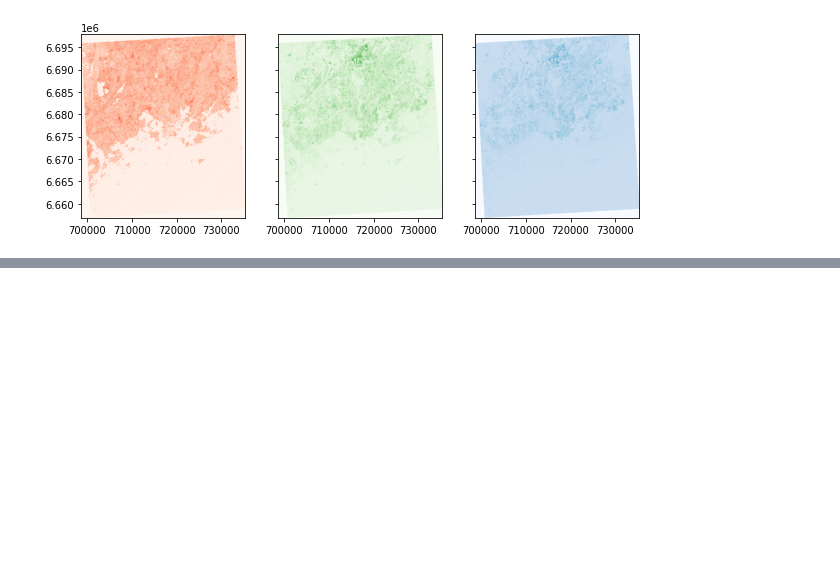
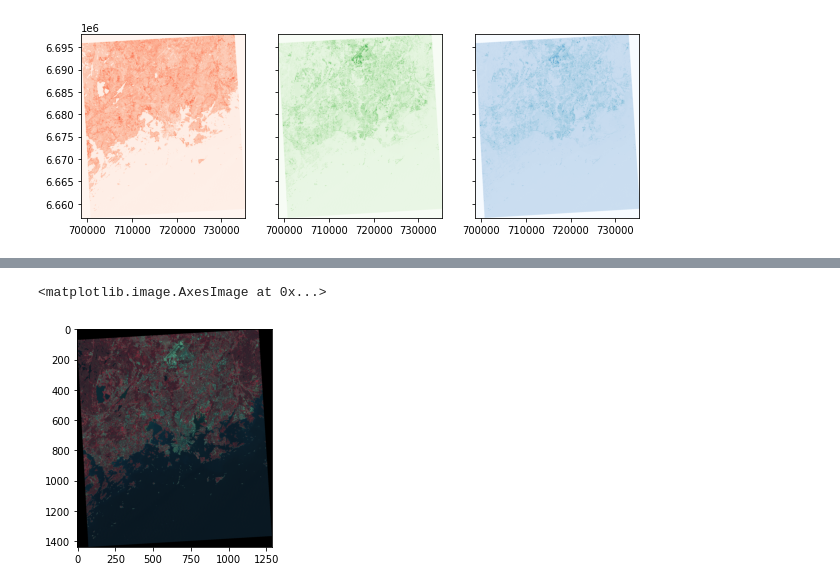
Before and after one commit to SergeyShchus/Automatic_GIS, a Jupyter notebook: Notebook/Geopandas/Rasterio.ipynb, the cells around one changed output, grey strips where cells are left out. Saved outputs shown, nothing was run; the diff lists cells and outputs as text; code cells hidden in the pictures; blank space fills up the shorter version.

```diff
--- a/Notebook/Geopandas/Rasterio.ipynb
+++ b/Notebook/Geopandas/Rasterio.ipynb
@@ -161,0 +197,19 @@ show((raster, 1), cmap='Blues', ax=ax3)
+# %%
+# Read the grid values into numpy arrays
+nir = raster.read(4)
+red = raster.read(3)
+green = raster.read(2)
+
+# Normalize the values using the function that we defined earlier
+nirn = normalize(nir)
+redn = normalize(red)
+greenn = normalize(green)
+
+# Create the composite by stacking
+nrg = np.dstack((nirn, redn, greenn))
+
+# Let's see how our color composite looks like
+plt.imshow(nrg)
+# %% [output]
+<matplotlib.image.AxesImage at 0x...>
+[figure, added]
```
Also changed, not shown: parts of 4 cells of this notebook.
